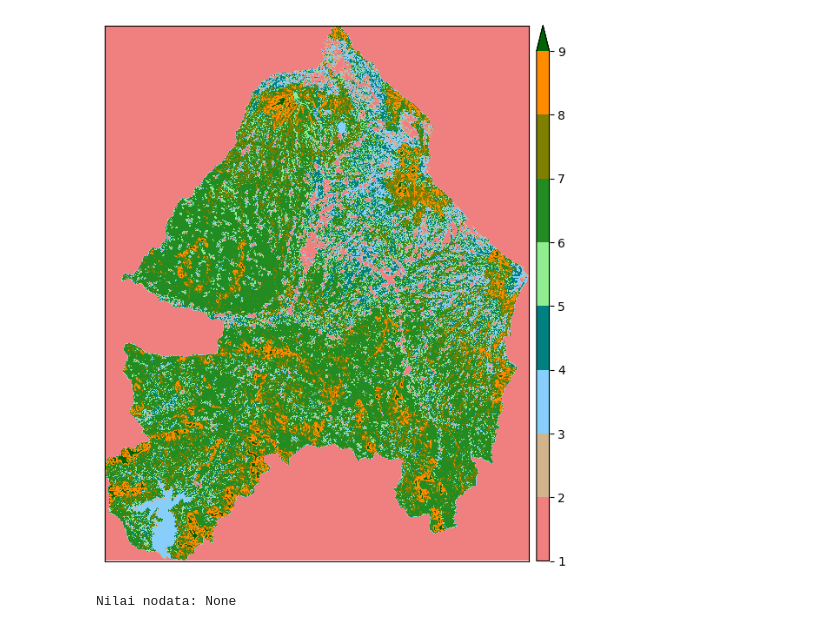
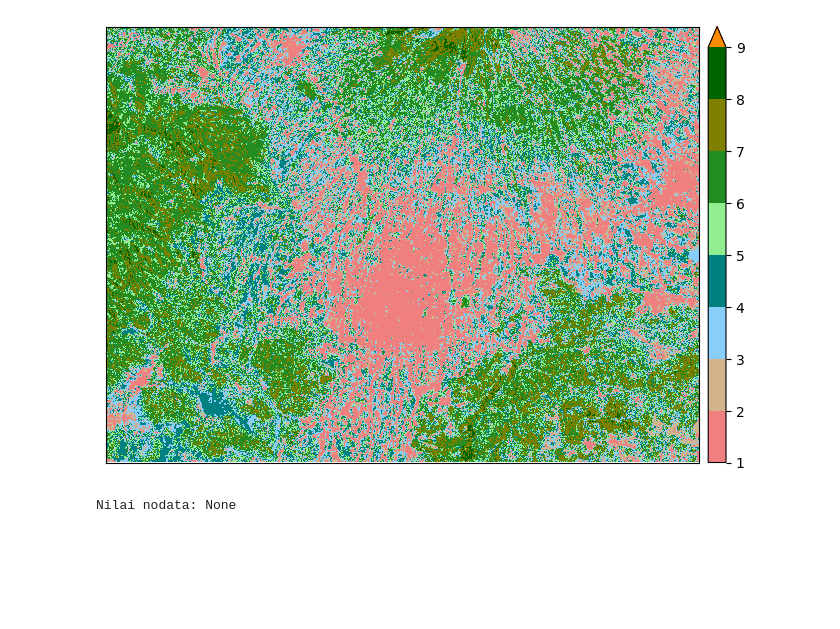
Before and after one commit to C242-PS410-Capstone-Team/Machine-Learning, a Jupyter notebook: NDVI.ipynb, the cells around one changed output. Cells and saved outputs as stored; diff of their text form; code cells hidden in the pictures; blank space fills up the shorter version.

```diff
--- a/NDVI.ipynb
+++ b/NDVI.ipynb
@@ -24,14 +32,15 @@ FEATURES = ['B1', 'B2', 'B3', 'B4', 'B5', 'B6', 'B7', 'EVI', 'NBR', 'NDMI', 'NDW
 # FEATURES = ['B1', 'B2', 'B3', 'B4', 'B5', 'B6', 'B7', 'EVI', 'NBR', 'NDMI', 'NDWI', 'NDBI', 'NDBaI', 'elevation']
 # FEATURES = ['B1', 'B2', 'B3', 'B4', 'B5', 'B6', 'B7', 'NDVI', 'elevation']
 CLASSES = [1, 2, 3, 4, 5, 6, 7, 8, 9]
+# CLASSES = [1, 2, 3, 5, 8, 9]
 LABEL = ['classvalue']
 SPLIT = ['sample']
 NUM_CLASSES = len(CLASSES)
 NUM_OF_BANDS = len(FEATURES)
-PALETTE = ['#F08080', '#D2B48C', '#87CEFA', '#008080', '#90EE90', '#228B22', '#808000', '#FF8C00', '#006400']
-# PALETTE = ['#8B0100', '#B86401', '#e4cb00', '#87CEFA', '#65A300', '#006401']
-SAMPLE_PATH = 'ndvi_data/Samples_LC_Jambi_2023_ALL.csv'
-IMAGE_PATH = 'ndvi_data/Landsat_Wonosobo_2023.tif'
+PALETTE = ['#F08080', '#D2B48C', '#87CEFA', '#008080', '#90EE90', '#228B22', '#808000', '#006400', '#FF8C00']
+# PALETTE = [color for color in PALETTE if PALETTE.index(color) + 1 in CLASSES]
+SAMPLE_PATH = 'ndvi_data/Samples_LC_JambiFixedWatersAllFeatures_2023.csv'
+IMAGE_PATH = 'ndvi_data/Landsat_Jogja_2023_ALLFEATURES.tif'
 # %%
 # Load image
 image = rasterio.open(IMAGE_PATH)
@@ -80,6 +89,14 @@ samples
 # ProfileReport(samples[FEATURES], title="Pandas Profiling Report")
 # %%
 # Split into train and test based on column
+
+samples = samples[samples['classvalue'].isin(CLASSES)].reset_index(drop=True)
+
+# Map the class value to integer from 0 to number of classes
+label_mapping = {label: idx for idx, label in enumerate(CLASSES)}
+samples['classvalue'] = samples['classvalue'].map(label_mapping)
+
+# Split the data into train and test
 train = samples[samples['sample'] == 'train']
 test = samples[samples['sample'] == 'test']
 
@@ -88,9 +105,6 @@ train_features = train[FEATURES]
 train_label = train[LABEL]
 test_features = test[FEATURES]
 test_label = test[LABEL]
-
-train_label = train_label - 1  # Make labels range from 0 to 8
-test_label = test_label - 1  # Make labels range from 0 to 8
 
 # Function to reshape array input
 def reshape_input(array):
@@ -101,8 +115,8 @@ train_input = reshape_input(train_features.to_numpy())
 test_input = reshape_input(test_features.to_numpy())
 
 # Also make label data to categorical
-train_output = tf.keras.utils.to_categorical(train_label.to_numpy())
-test_output = tf.keras.utils.to_categorical(test_label.to_numpy())
+train_output = tf.keras.utils.to_categorical(train_label.to_numpy(), num_classes=NUM_CLASSES)
+test_output = tf.keras.utils.to_categorical(test_label.to_numpy(), num_classes=NUM_CLASSES)
 
 # Show the data shape
 print(f'Train features: {train_input.shape}\nTest features: {test_input.shape}\nTrain label: {train_output.shape}\nTest label: {test_output.shape}')
@@ -166,5 +189,7 @@ model = tf.keras.Sequential([
   tf.keras.layers.Dense(NUM_CLASSES, activation='softmax')
 ])
 
+init_model_weights = model.get_weights()
+
 model.summary()
 # %% [output]
@@ -192,6 +219,10 @@ Model: "sequential_5"
 # %%
 # Train the model
-from sklearn.utils.class_weight import compute_class_weight
+# Reset states generated by Keras
+tf.keras.backend.clear_session()
+
+# Reset the weights
+model.set_weights(init_model_weights)
 
 train_output_flat = np.argmax(train_output, axis=1)
 
@@ -297,9 +339,12 @@ weighted avg       0.75      0.71      0.72      4043
 # %%
 # Predict image using the model
+from scipy.ndimage import gaussian_filter
+BLUR = 0
+
 image_input = []
 used_image_feature = [i + 1 for i in range(0, len(ALL_FEATURES)) if image.descriptions[i] in FEATURES]
 for i in used_image_feature:
-  image_input.append(image.read(i))
+  image_input.append(gaussian_filter(image.read(i), sigma=BLUR))
 image_input = reshape_input(np.stack(image_input).reshape(NUM_OF_BANDS, -1).T)
 
 # Predict
@@ -318,5 +376,5 @@ print("Nilai nodata:", nodata_value)
-[figure, old version]
+[figure, new version]
-Nilai nodata: None
+Nilai nodata: None
 # %%
 # Saving the Model
 
```
Also changed, not shown: parts of 10 cells of this notebook, 5 other files.
